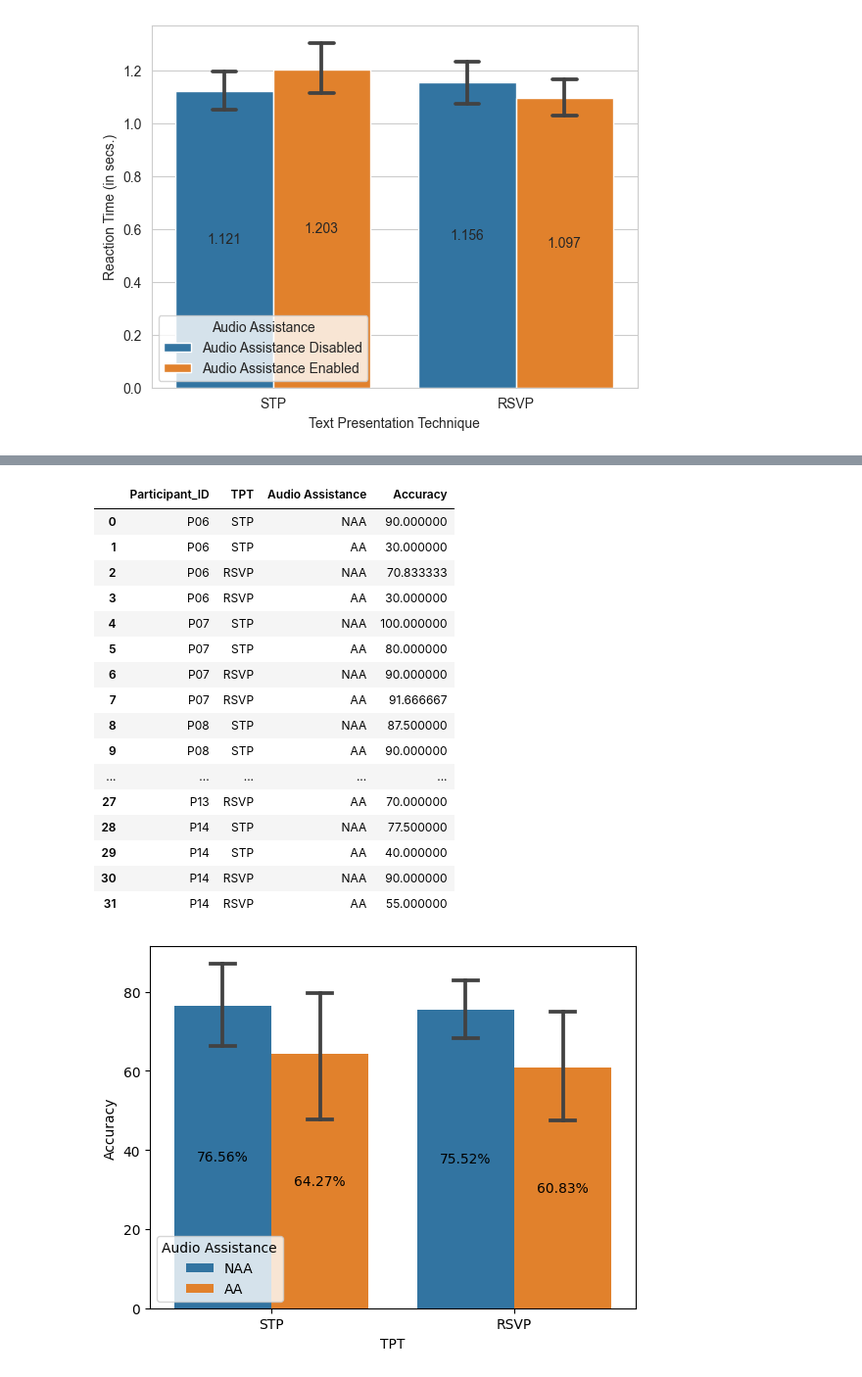
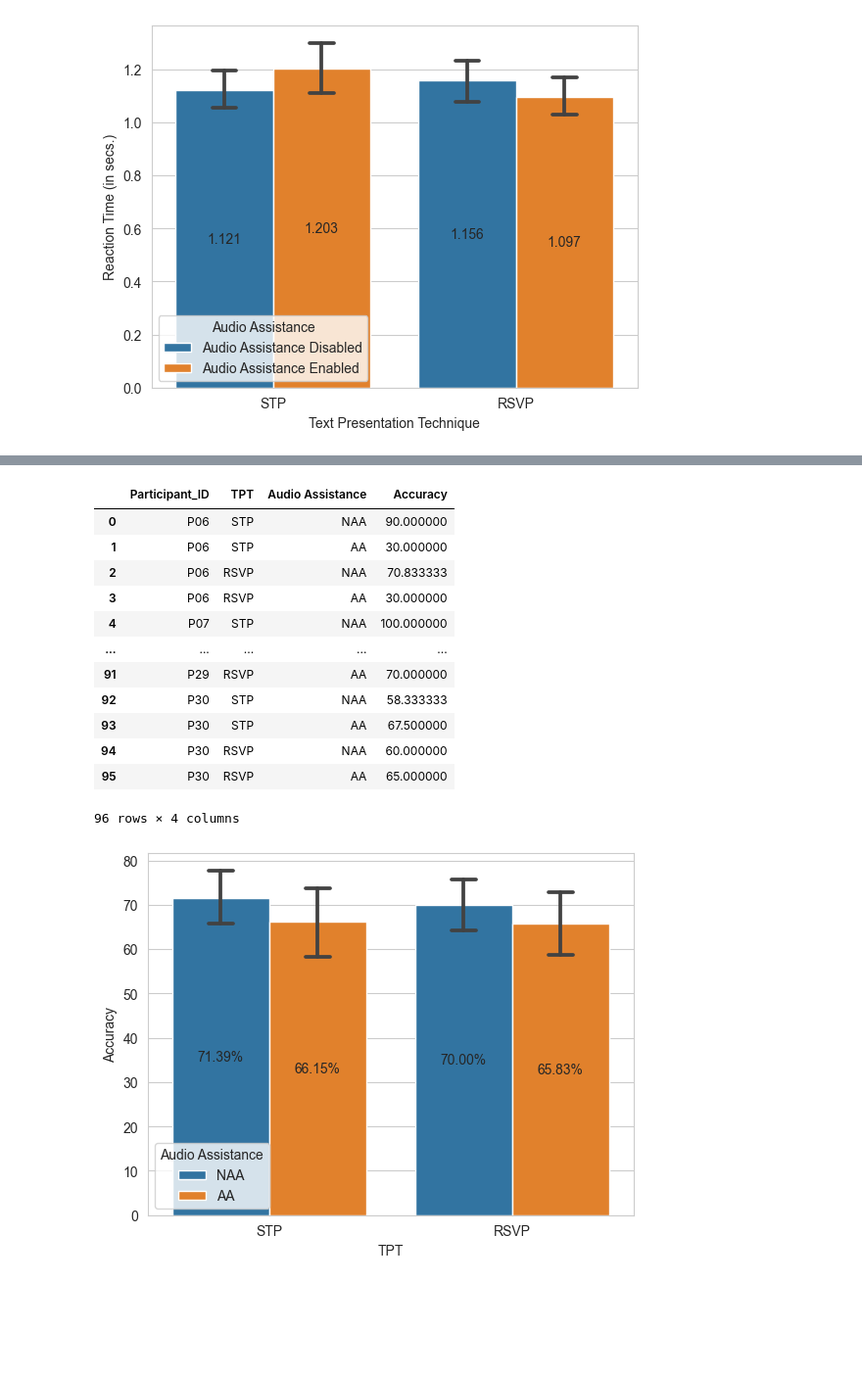
Before and after one commit to shh1v/NDRRI-Data-Analysis, a Jupyter notebook: analysis.ipynb, the cells around one changed output, grey strips where cells are left out. Shown at 98% size. Drawn from its saved outputs; the diff is of its cells as text; code cells hidden in the pictures; blank space fills up the shorter version.

Commit message:
data analysis of comprehension and NASA TLX data

```diff
--- a/analysis.ipynb
+++ b/analysis.ipynb
@@ -39,16 +37,13 @@ swa_df = pd.read_csv("Data/SteeringWheelAngles.csv", names=(first_columns + ["DP
 swv_df = pd.read_csv("Data/SteeringWheelVelocity.csv", names=(first_columns + ["DP" + str(i) for i in range(0, swv_num_cols - 4)]), skiprows = 1)
 scenario_df = pd.read_csv("Data/Scenario.csv")
 
-# Extracting reading comprehension data
+# Extracting reading comprehension data. NOTE: Extract numeric data from UBC Qualtrics
 comp_test_df = pd.read_csv("Data/ComprehensionTest.csv")
 
 # Extracting the survey data
-# You must manually change the columns names in the NASA-TLX Form
-nasa_tlx = pd.read_csv("Data/NASA_TLX.csv")
-# pre_study = pd.read_csv("Data/Pre_Study.csv")
-# post_study = pd.read_csv("Data/Post_Study.csv")
-
-
+nasa_tlx = pd.read_csv("Data/NASA-TLX.csv")
+pre_study = pd.read_csv("Data/Pre-Study.csv")
+post_study = pd.read_csv("Data/Post-Study.csv")
 
 # Giving column names to all the tables that don't have a name.
 rt_columns = first_columns + ["DP" + str(i) for i in range(0, rt_df.shape[1] - 4)]
@@ -718,16 +699,19 @@ for p in bplot2.containers:
 correct_answers = [1, 2, 3, 4, 2, 1, 3, 2, 4, 2, 4, 2, 3, 3, 4, 1, 2, 1, 3, 2, 1, 3, 4, 2, 1, 1, 2, 3, 1, 2, 1, 1, 1, 2, 1, 4, 4, 4, 2]
 acc_col = []
 for i in range(0, comp_test_df.shape[0]):
-    row = [dp for dp in comp_test_df.iloc[i].values.tolist()[4:]]
-    correct = 0
-    incorrect = 0
-    for j in range(0, len(correct_answers)):
-        if not math.isnan(row[j]):
-            if row[j] == correct_answers[j]:
-                correct += 1
-            else:
-                incorrect += 1
-    acc_col.append(float(correct)/(correct+incorrect))
+    try:
+        row = [dp for dp in comp_test_df.iloc[i].values.tolist()[4:]]
+        correct = 0
+        incorrect = 0
+        for j in range(0, len(correct_answers)):
+            if not math.isnan(row[j]):
+                if row[j] == correct_answers[j]:
+                    correct += 1
+                else:
+                    incorrect += 1
+        acc_col.append(float(correct)/(correct+incorrect))
+    except Exception as e:
+        print(i, e)
 
 comp_test_acc_df = pd.DataFrame().assign(Participant_ID=comp_test_df['Q1'], AA=comp_test_df['Qa'], TPT=comp_test_df['Qb'], TF=comp_test_df['Qc'])
 comp_test_acc_df['Accuracy']= acc_col
@@ -744,46 +728,42 @@ for participant in comp_test_acc_df["Participant_ID"].unique():
     participant_df = comp_test_acc_df[comp_test_acc_df["Participant_ID"] == participant]
 
     # Get the dataframe for each of the four cases
-    df_row_stp = [participant, "STP", "NAA"];
-    df_row_rsvp = [participant, "RSVP", "NAA"];
-    df_row_stpa = [participant, "STP", "AA"];
-    df_row_rsvpa = [participant, "RSVP", "AA"];
+    df_row_stp = [participant, "STP", "NAA"]
+    df_row_rsvp = [participant, "RSVP", "NAA"]
+    df_row_stpa = [participant, "STP", "AA"]
+    df_row_rsvpa = [participant, "RSVP", "AA"]
 
     # Adding the stp NAA test value
     df_row_stp.append(participant_df[(participant_df["AA"]==2) & (participant_df["TPT"]==1)]["Accuracy"].values.mean()*100)
     # Adding the stp AA test value
     df_row_stpa.append(participant_df[(participant_df["AA"]==1) & (participant_df["TPT"]==1)]["Accuracy"].values.mean()*100)
     # Adding the rsvp NAA test value
     df_row_rsvp.append(participant_df[(participant_df["AA"]==2) & (participant_df["TPT"]==2)]["Accuracy"].values.mean()*100)
     # Adding the rsvpa AA test value
     df_row_rsvpa.append(participant_df[(participant_df["AA"]==1) & (participant_df["TPT"]==2)]["Accuracy"].values.mean()*100)
 
     # Adding the rows in the dataframe
     comp_test_refined_df.loc[len(comp_test_refined_df)] = df_row_stp
     comp_test_refined_df.loc[len(comp_test_refined_df)] = df_row_stpa
     comp_test_refined_df.loc[len(comp_test_refined_df)] = df_row_rsvp
     comp_test_refined_df.loc[len(comp_test_refined_df)] = df_row_rsvpa
 
 plot = sns.barplot(data=comp_test_refined_df, x="TPT", y="Accuracy", hue="Audio Assistance", capsize=0.1)
 for p in plot.containers:
     plot.bar_label(p, fmt='%.2f%%', label_type='center')
 display(comp_test_refined_df)
 # %% [output]
 |  | Participant_ID | TPT | Audio Assistance | Accuracy |
 | 0 | P06 | STP | NAA | 90.000000 |
 | 1 | P06 | STP | AA | 30.000000 |
 | 2 | P06 | RSVP | NAA | 70.833333 |
 | 3 | P06 | RSVP | AA | 30.000000 |
 | 4 | P07 | STP | NAA | 100.000000 |
-| 5 | P07 | STP | AA | 80.000000 |
-| 6 | P07 | RSVP | NAA | 90.000000 |
-| 7 | P07 | RSVP | AA | 91.666667 |
-| 8 | P08 | STP | NAA | 87.500000 |
-| 9 | P08 | STP | AA | 90.000000 |
 | ... | ... | ... | ... | ... |
-| 27 | P13 | RSVP | AA | 70.000000 |
-| 28 | P14 | STP | NAA | 77.500000 |
-| 29 | P14 | STP | AA | 40.000000 |
-| 30 | P14 | RSVP | NAA | 90.000000 |
-| 31 | P14 | RSVP | AA | 55.000000 |
+| 91 | P29 | RSVP | AA | 70.000000 |
+| 92 | P30 | STP | NAA | 58.333333 |
+| 93 | P30 | STP | AA | 67.500000 |
+| 94 | P30 | RSVP | NAA | 60.000000 |
+| 95 | P30 | RSVP | AA | 65.000000 |
+96 rows × 4 columns
-[figure, old version]
+[figure, new version]
```
Also changed, not shown: parts of 7 cells of this notebook.
